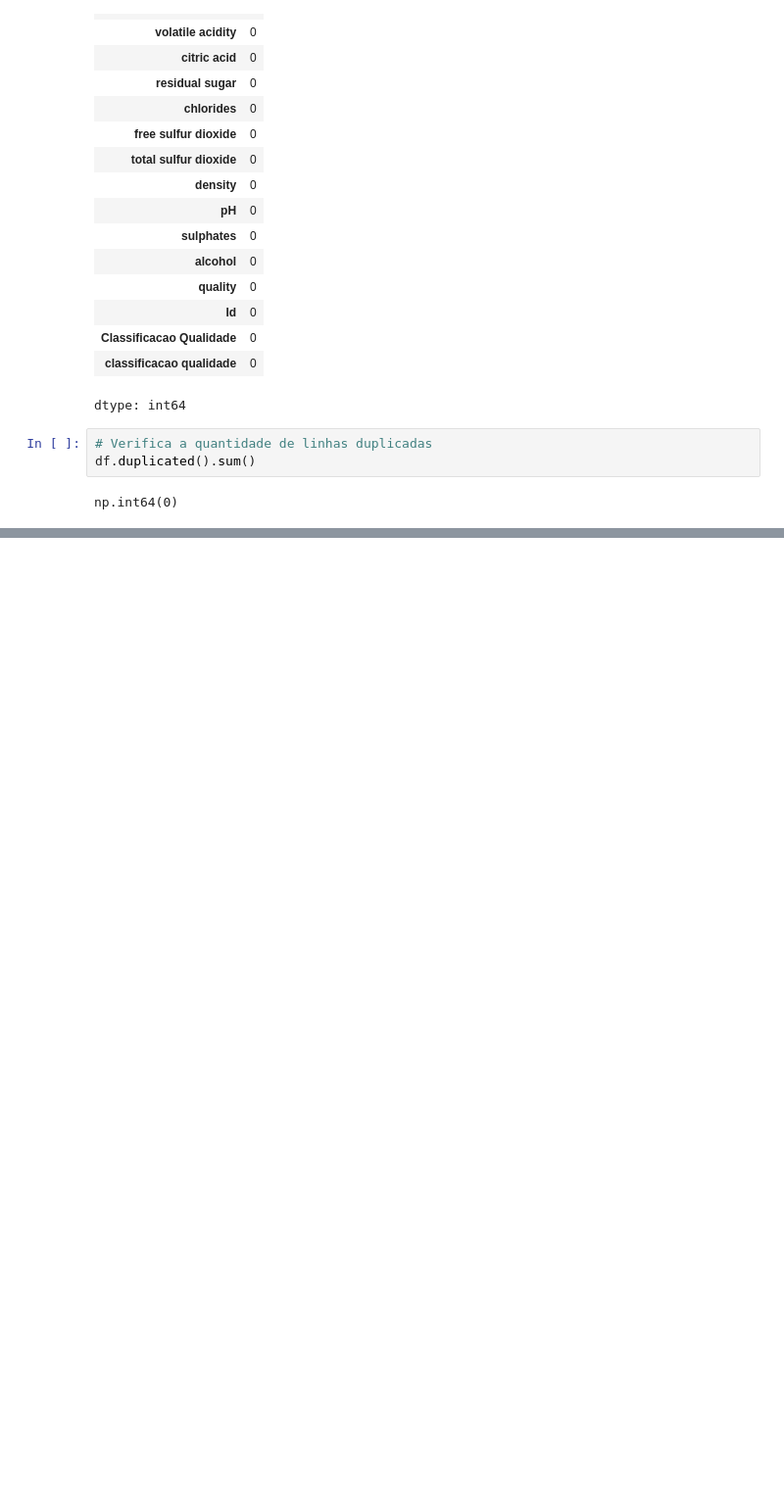
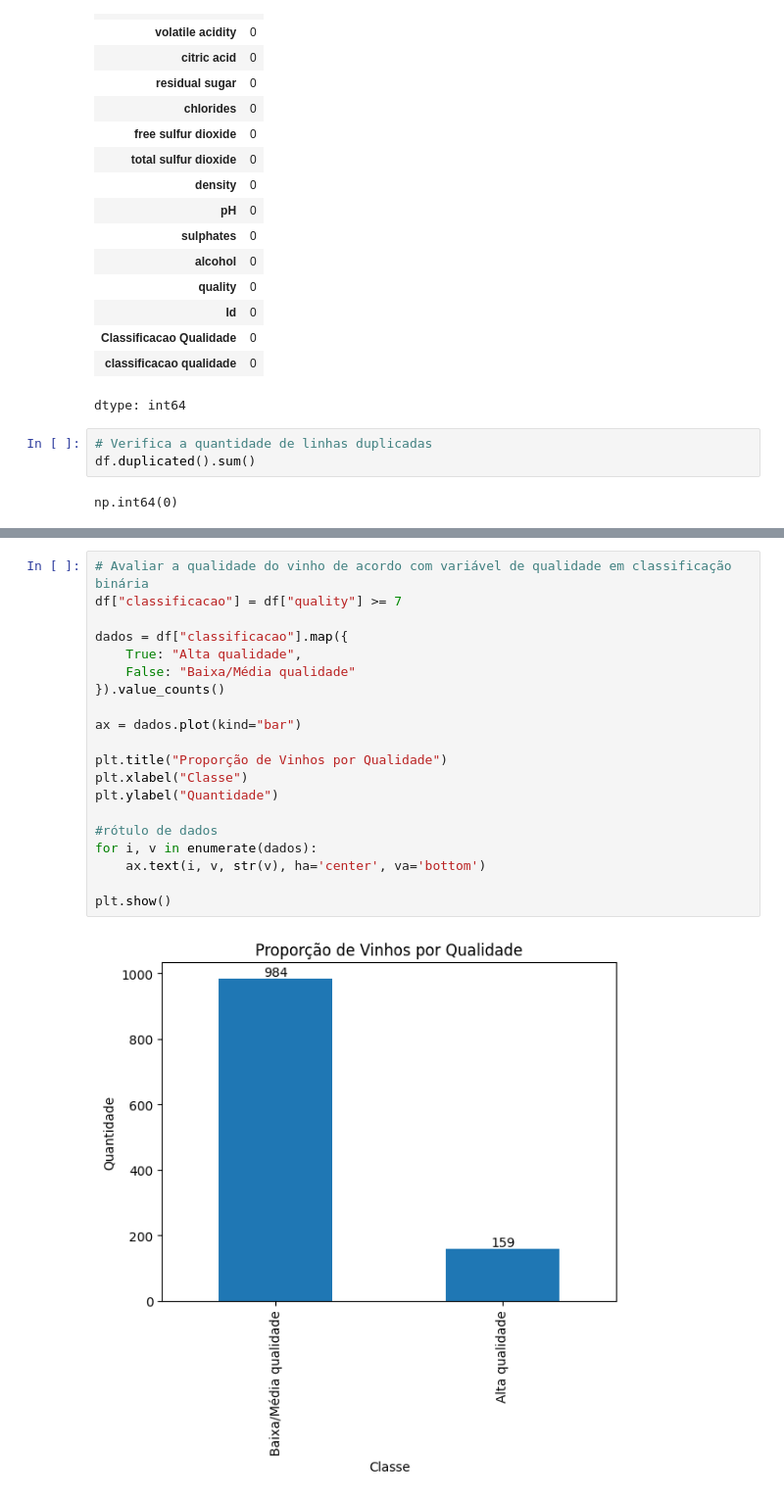
Before and after one commit to camilaalmeiida/wine-quality-classification, a Jupyter notebook: notebooks/wine_quality_analysis.ipynb, the cells around one changed output, grey strips where cells are left out. Shown at 98% size. Saved outputs shown, nothing was run; the diff lists cells and outputs as text; blank space fills up the shorter version.

```diff
--- a/notebooks/wine_quality_analysis.ipynb
+++ b/notebooks/wine_quality_analysis.ipynb
@@ -175,0 +188,22 @@ Conforme analise realizada na base de dados não há valores nulos ou duplicados
+# %%
+# Avaliar a qualidade do vinho de acordo com variável de qualidade em classificação binária
+df["classificacao"] = df["quality"] >= 7
+
+dados = df["classificacao"].map({
+    True: "Alta qualidade",
+    False: "Baixa/Média qualidade"
+}).value_counts()
+
+ax = dados.plot(kind="bar")
+
+plt.title("Proporção de Vinhos por Qualidade")
+plt.xlabel("Classe")
+plt.ylabel("Quantidade")
+
+#rótulo de dados
+for i, v in enumerate(dados):
+    ax.text(i, v, str(v), ha='center', va='bottom')
+
+plt.show()
+# %% [output]
+[figure, added]
```
Also changed, not shown: parts of 3 cells of this notebook.
